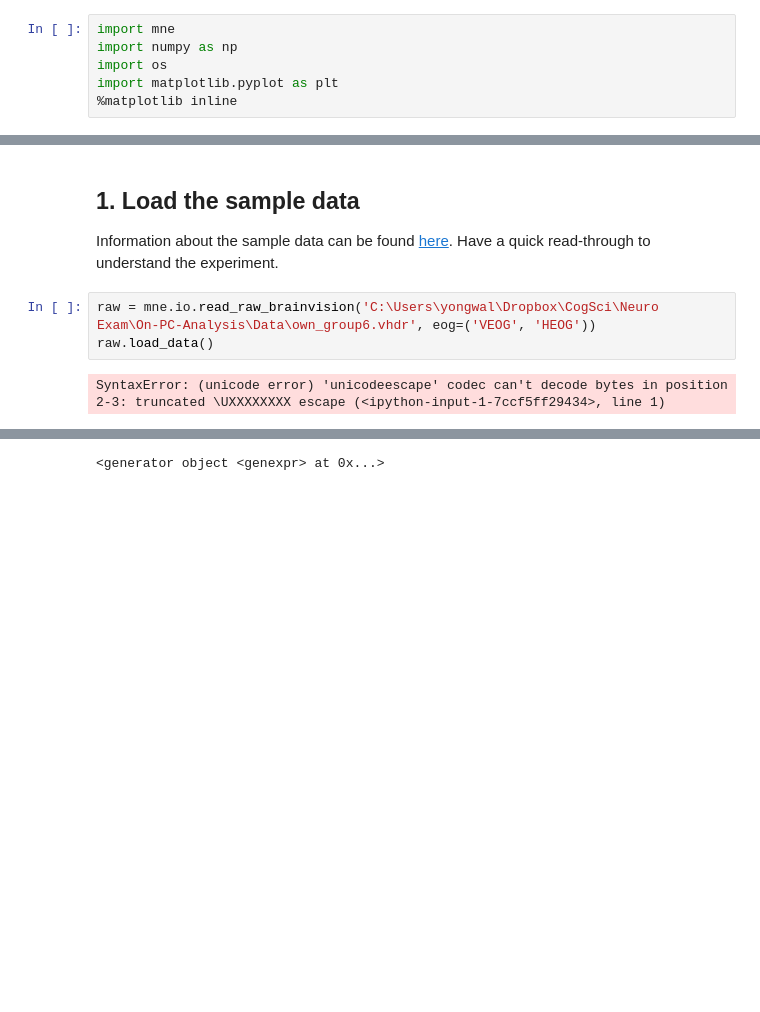
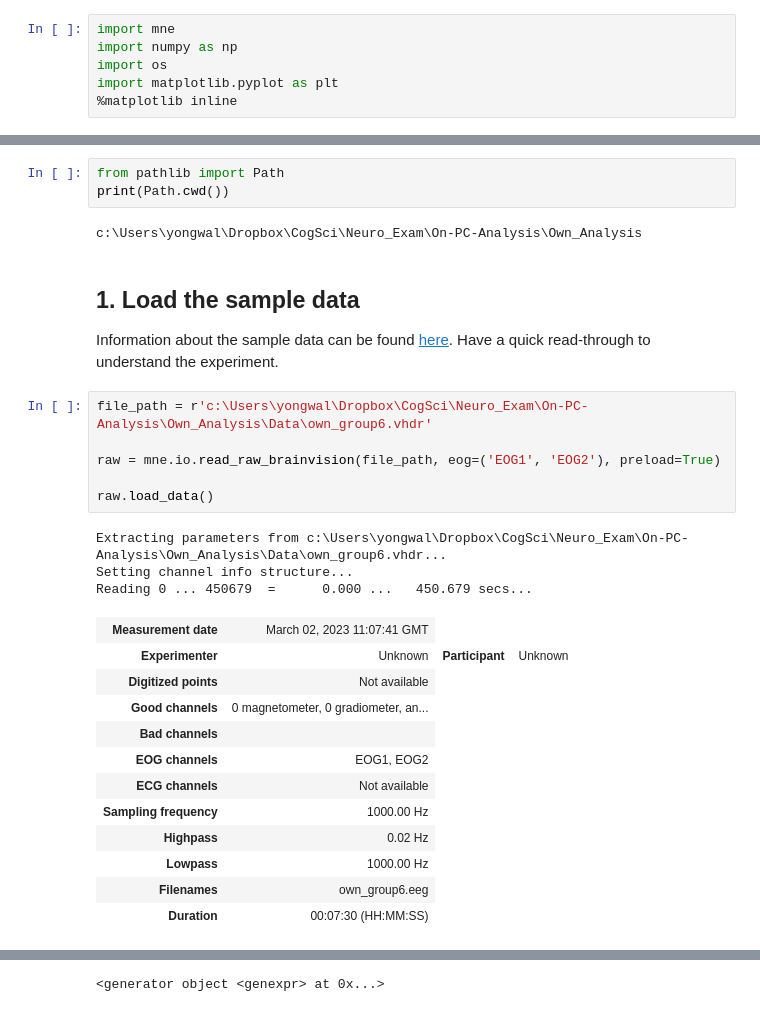
Before and after one commit to LouieMH/BR_LH_Neuro_exam, a Jupyter notebook: Own_Analysis/Neuro_EEG_Analysis_1.ipynb, the cells around one changed output, grey strips where cells are left out. Cells and saved outputs as stored; diff of their text form; blank space fills up the shorter version.

```diff
--- a/Own_Analysis/Neuro_EEG_Analysis_1.ipynb
+++ b/Own_Analysis/Neuro_EEG_Analysis_1.ipynb
@@ -34,9 +20,31 @@ You should consider upgrading via the 'd:\Python_PsychoPy\python.exe -m pip inst
+# %%
+from pathlib import Path
+print(Path.cwd())
+# %% [output]
+c:\Users\yongwal\Dropbox\CogSci\Neuro_Exam\On-PC-Analysis\Own_Analysis
 # %% [markdown]
 ## 1. Load the sample data
 
 Information about the sample data can be found [here](https://mne.tools/stable/overview/datasets_index.html). Have a quick read-through to understand the experiment.
 # %%
-raw = mne.io.read_raw_brainvision('C:\Users\yongwal\Dropbox\CogSci\Neuro Exam\On-PC-Analysis\Data\own_group6.vhdr', eog=('VEOG', 'HEOG'))
+file_path = r'c:\Users\yongwal\Dropbox\CogSci\Neuro_Exam\On-PC-Analysis\Own_Analysis\Data\own_group6.vhdr'
+
+raw = mne.io.read_raw_brainvision(file_path, eog=('EOG1', 'EOG2'), preload=True)
+
 raw.load_data()
 # %% [output]
-SyntaxError: (unicode error) 'unicodeescape' codec can't decode bytes in position 2-3: truncated \UXXXXXXXX escape (<ipython-input-1-7ccf5ff29434>, line 1)
+Extracting parameters from c:\Users\yongwal\Dropbox\CogSci\Neuro_Exam\On-PC-Analysis\Own_Analysis\Data\own_group6.vhdr...
+Setting channel info structure...
+Reading 0 ... 450679  =      0.000 ...   450.679 secs...
+| Measurement date | March 02, 2023 11:07:41 GMT |
+| Experimenter | Unknown | Participant | Unknown |
+| Digitized points | Not available |
+| Good channels | 0 magnetometer, 0 gradiometer, an... |
+| Bad channels |  |
+| EOG channels | EOG1, EOG2 |
+| ECG channels | Not available |
+| Sampling frequency | 1000.00 Hz |
+| Highpass | 0.02 Hz |
+| Lowpass | 1000.00 Hz |
+| Filenames | own_group6.eeg |
+| Duration | 00:07:30 (HH:MM:SS) |
```
Also changed, not shown: parts of 11 cells of this notebook.
